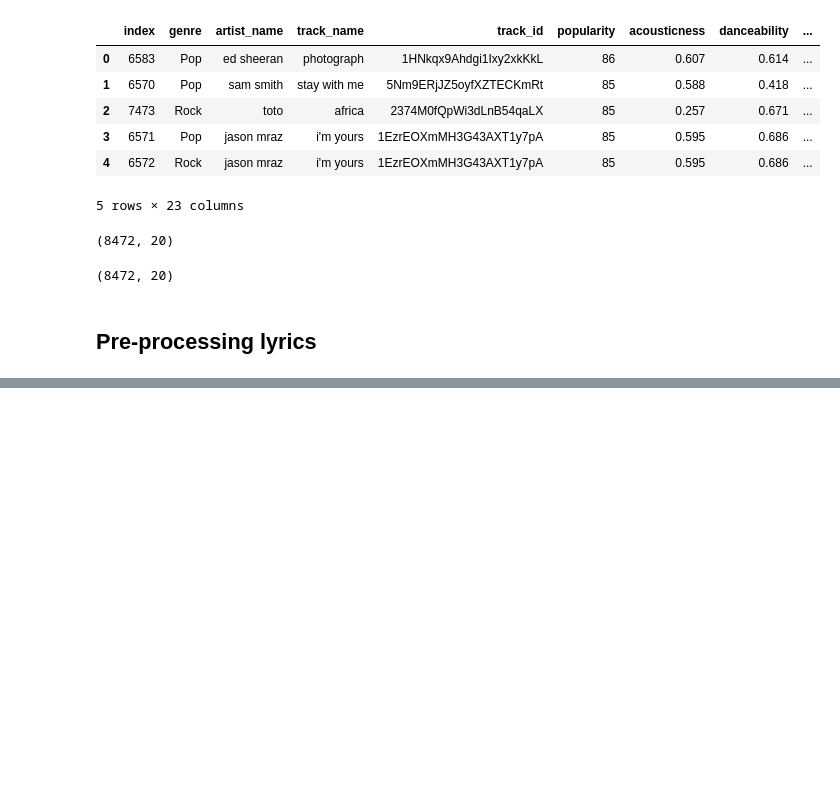
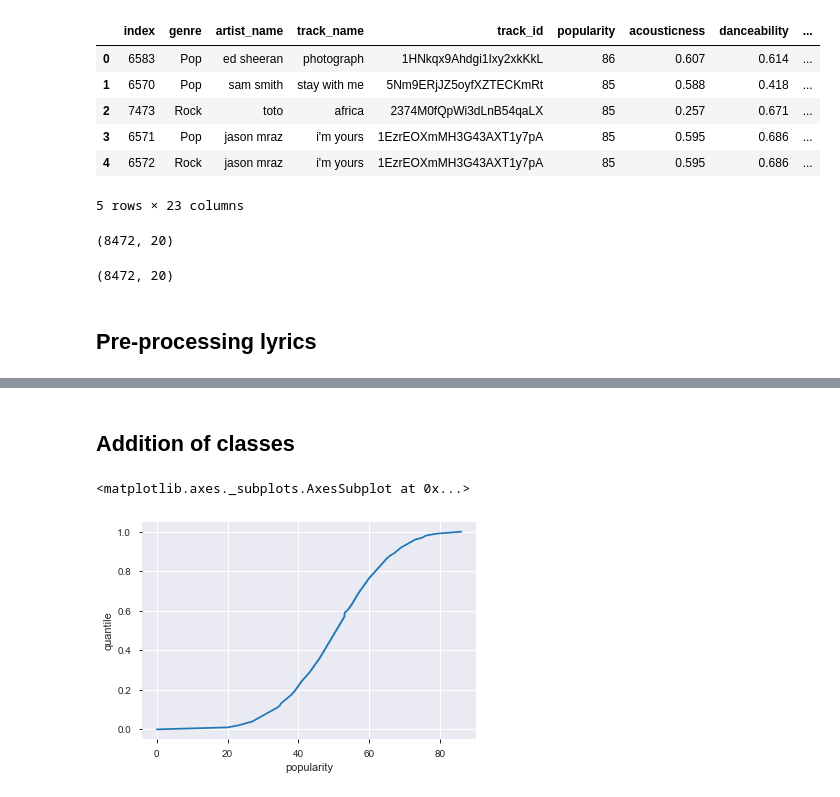
Before and after one commit to CCMM241/Machine_Learning_A3, a Jupyter notebook: ML-Project (2).ipynb, the cells around one changed output, grey strips where cells are left out. Drawn from its saved outputs; the diff is of its cells as text; code cells hidden in the pictures; blank space fills up the shorter version.

```diff
--- a/ML-Project (2).ipynb
+++ b/ML-Project (2).ipynb
@@ -126,0 +107,10 @@ song_lyrics
+# %% [markdown]
+## Addition of classes
+# %%
+quantile=song_lyrics['popularity'].quantile(np.arange(0, 1.01, 0.01).tolist())
+quantile=quantile.reset_index()
+quantile.rename(columns={'index':'quantile'}, inplace=True)
+sns.lineplot(quantile['popularity'],quantile['quantile'])
+# %% [output]
+<matplotlib.axes._subplots.AxesSubplot at 0x...>
+[figure, added]
```
Also changed, not shown: parts of 7 cells of this notebook.
